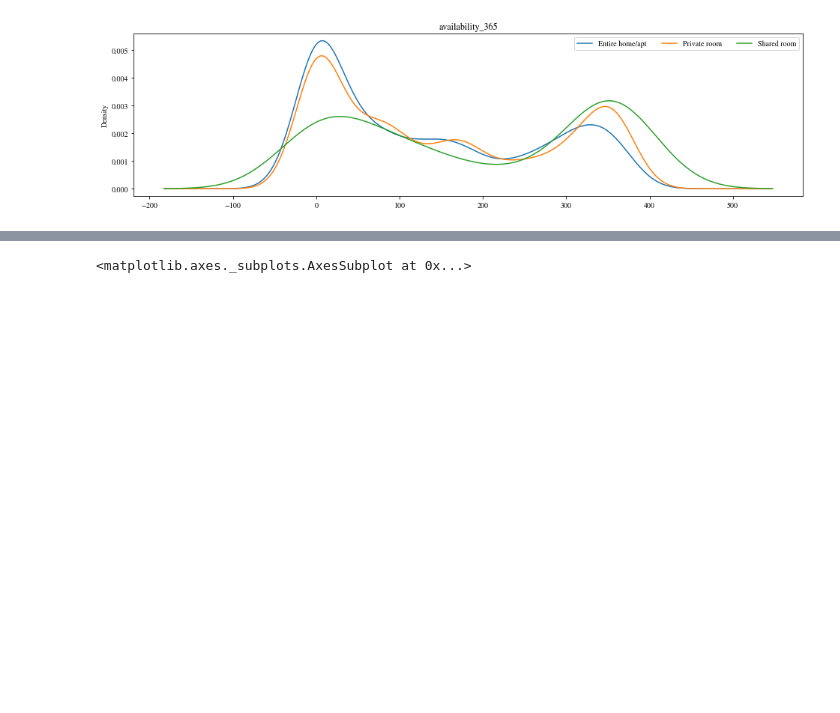
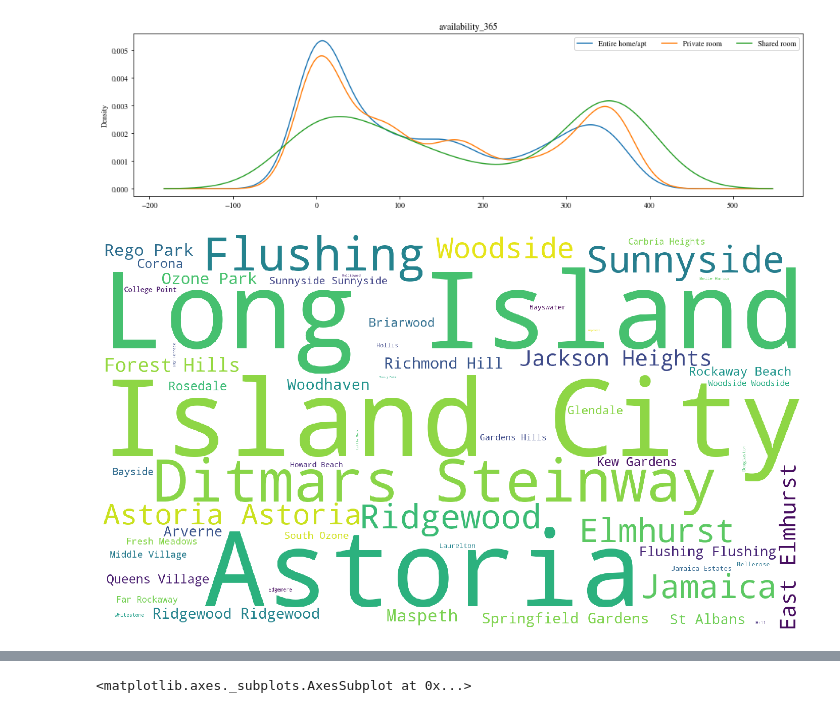
Before and after one commit to tciodaro/mit_ds_course, a Jupyter notebook: Code/Analysis/data_statistics.ipynb, the cells around one changed output, grey strips where cells are left out. Drawn from its saved outputs; the diff is of its cells as text; code cells hidden in the pictures; blank space fills up the shorter version.

Commit message:
Novas alterações em data_statistics

```diff
--- a/Code/Analysis/data_statistics.ipynb
+++ b/Code/Analysis/data_statistics.ipynb
@@ -108,6 +114,20 @@ for cname in num_variables:
 [figure]
 [figure]
 [figure]
+# %%
+from wordcloud import WordCloud
+plt.subplots(figsize=(25,15))
+wordcloud = WordCloud(
+                          background_color='white',
+                          width=1920,
+                          height=1080
+                         ).generate(" ".join(data.neighbourhood))
+plt.imshow(wordcloud)
+plt.axis('off')
+plt.savefig('neighbourhood.png')
+plt.show()
+# %% [output]
+[figure, added]
 # %%
 data.corr()
 # %% [output]
```
Also changed, not shown: parts of 24 cells of this notebook.
